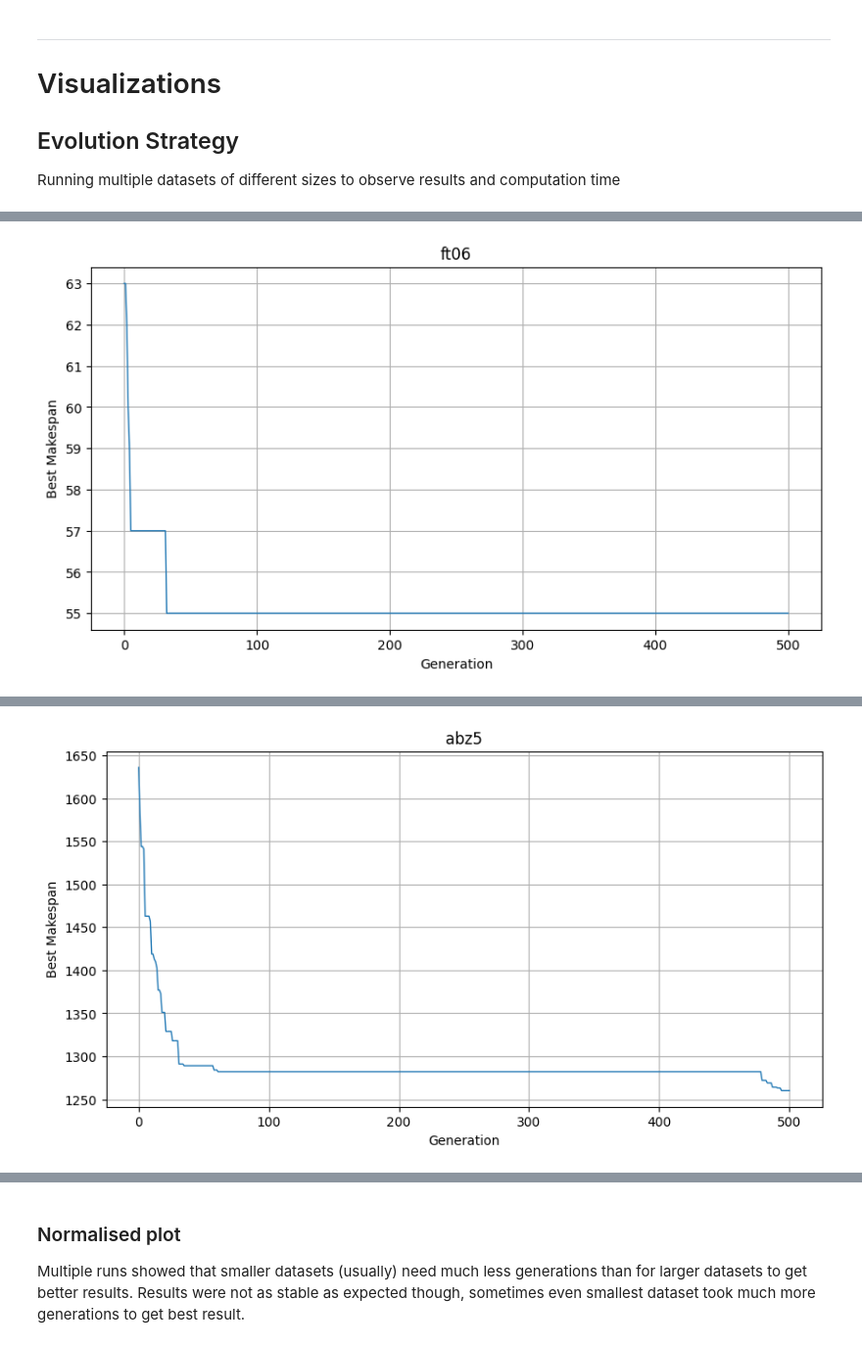
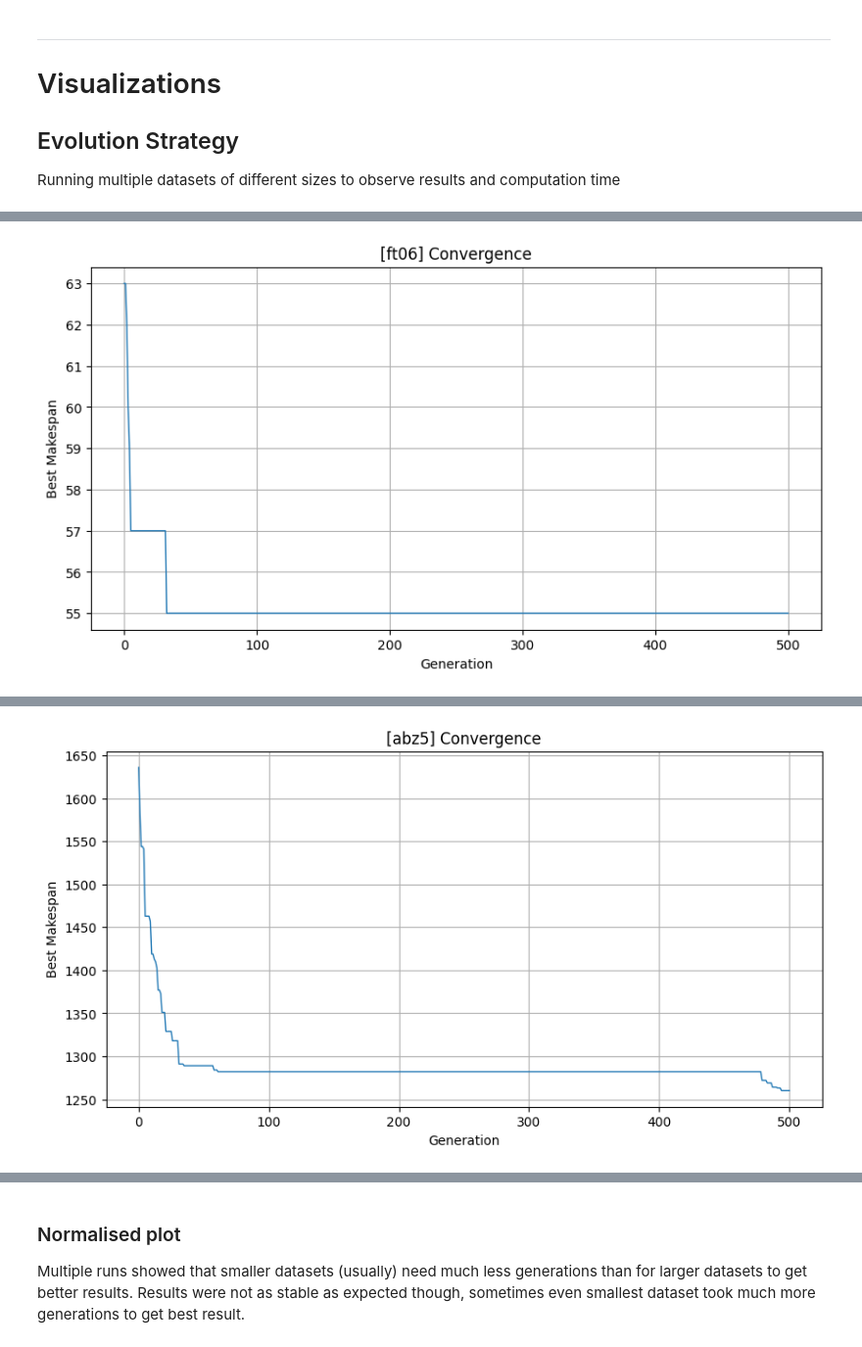
Before and after one commit to andrej-kutny/iops-roa, a Jupyter notebook: iops-roa-giustacchini-kutny.ipynb, the cells around one changed output, grey strips where cells are left out. Shown at 98% size. Saved outputs shown, nothing was run; the diff lists cells and outputs as text; code cells hidden in the pictures.

Commit message:
minor changes in md documentation and plots, updated requirements.txt

```diff
--- a/iops-roa-giustacchini-kutny.ipynb
+++ b/iops-roa-giustacchini-kutny.ipynb
@@ -238,7 +238,7 @@ The **step size** controls mutation strength by determining **how many swaps** t
 # %%
-def mutate(individual, sigma):
+def mutate(individual, step_size):
     child = individual.copy()
-    num_swaps = max(1, int(sigma + 0.5))
+    num_swaps = max(1, int(step_size + 0.5))
     length = len(child)
 
     for _ in range(num_swaps):
@@ -339,9 +339,6 @@ def evolution_strategy(data, mu, lam, max_generations, c=0.85):
 
 Running multiple datasets of different sizes to observe results and computation time
 # %%
-import time
-import matplotlib.pyplot as plt
-
 all_histories = []
 
 for dataset_name in ['ft06', 'abz5', 'la36', 'swv10']:
@@ -362,7 +359,7 @@ for dataset_name in ['ft06', 'abz5', 'la36', 'swv10']:
     plt.plot(history, linewidth=1)
     plt.xlabel('Generation')
     plt.ylabel('Best Makespan')
-    plt.title(f'[{dataset_name}] ES Convergence')
+    plt.title(f'[{dataset_name}] Convergence')
     plt.grid(True)
     plt.show()
 # %% [output]
@@ -371,2 +368,2 @@ for dataset_name in ['ft06', 'abz5', 'la36', 'swv10']:
-[figure, old version]
+[figure, new version]
 [abz5] (10 jobs, 10 machines)
@@ -374,2 +371,2 @@ for dataset_name in ['ft06', 'abz5', 'la36', 'swv10']:
-[figure, old version]
+[figure, new version]
 [la36] (15 jobs, 15 machines)
```
Also changed, not shown: parts of 5 cells of this notebook, 1 other file.
